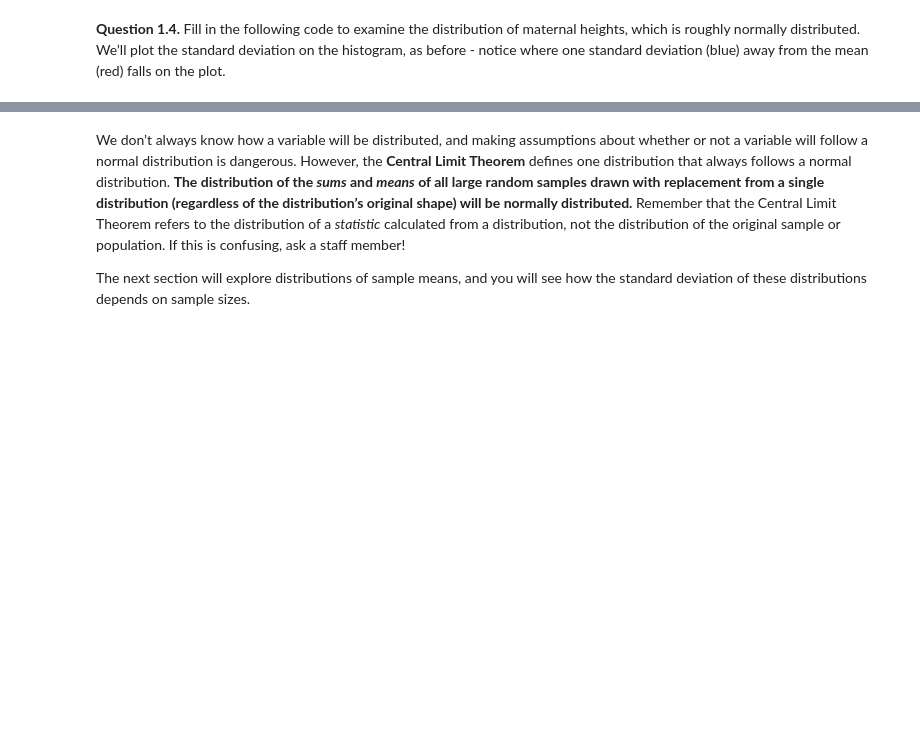
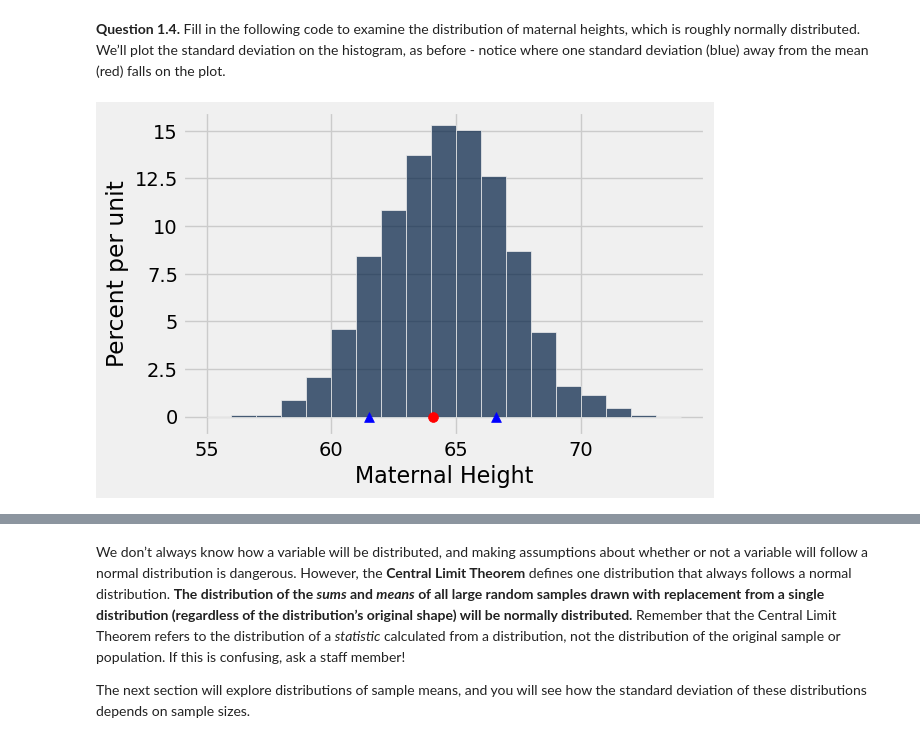
Before and after one commit to ehvenga/cs560, a Jupyter notebook: lab08/lab08.ipynb, the cells around one changed output, grey strips where cells are left out. Cells and saved outputs as stored; diff of their text form; code cells hidden in the pictures; blank space fills up the shorter version.

```diff
--- a/lab08/lab08.ipynb
+++ b/lab08/lab08.ipynb
@@ -102,13 +110,15 @@ BEGIN QUESTION
 name: q1_4
 -->
 # %%
-height_mean = ...
-height_sd = ...
+height_mean = np.mean(births.column('Maternal Height'))
+height_sd = np.std(births.column('Maternal Height'))
 births.hist("Maternal Height", bins=np.arange(55,75,1))
 
 plots.scatter((height_mean), 0, color='red', zorder=2, s=50);
 plots.scatter(height_mean+height_sd, 0, marker='^', color='blue', zorder=2, s=50);
 plots.scatter(height_mean-height_sd, 0, marker='^', color='blue', zorder=2, s=50);
 plots.ylim(-0.01, 0.16);
+# %% [output]
+[figure, added]
 # %%
 grader.check("q1_4")
```
Also changed, not shown: parts of 32 cells of this notebook, 7 other files.
